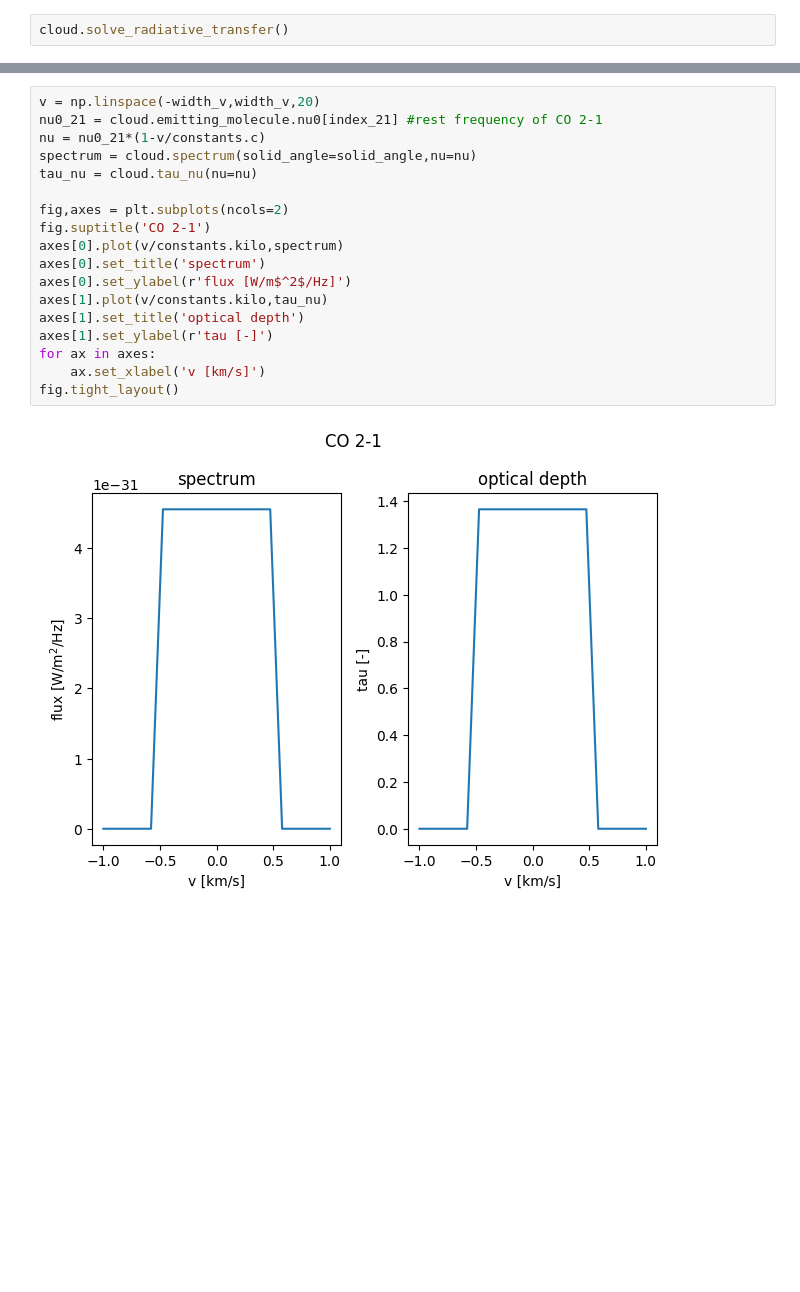
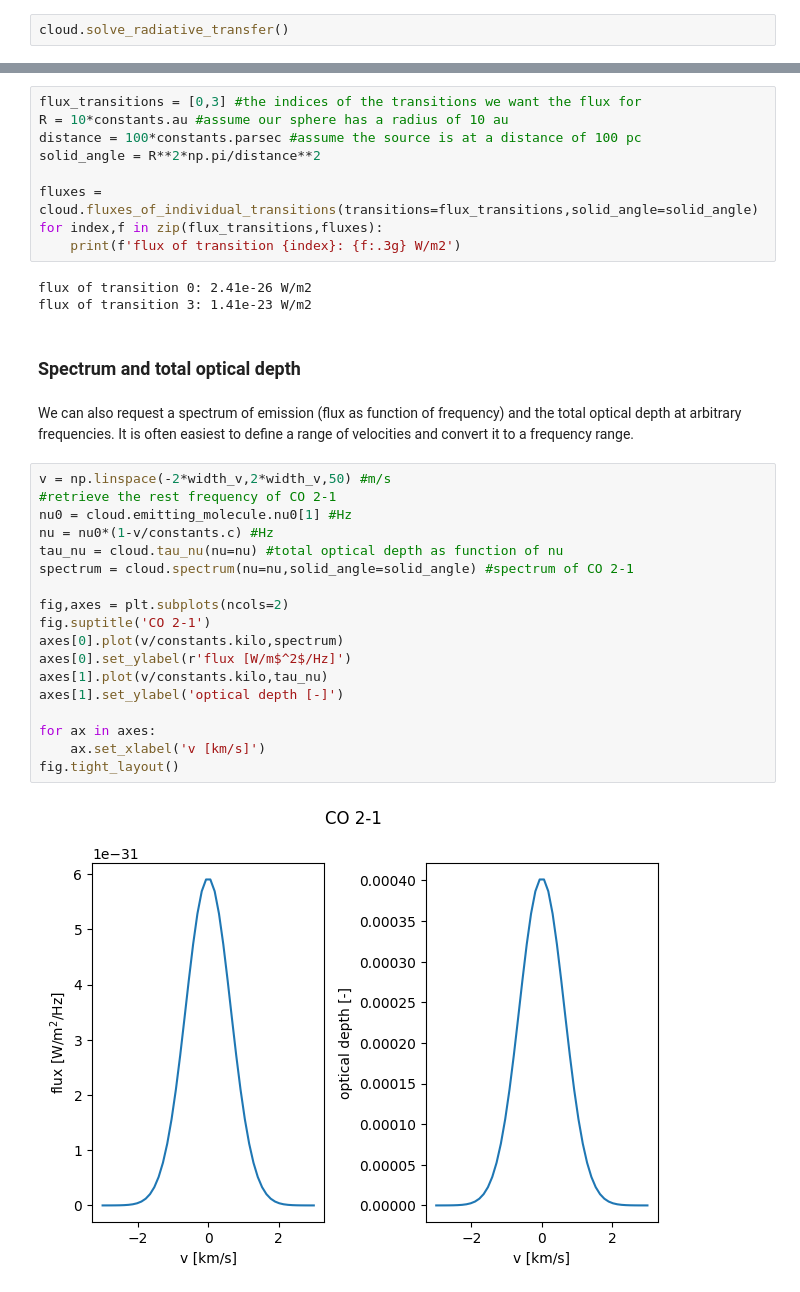
Before and after one commit to gica3618/pythonradex, a Jupyter notebook: docs/notebooks/get_started.ipynb, the cells around one changed output, grey strips where cells are left out. Drawn from its saved outputs; the diff is of its cells as text; blank space fills up the shorter version.

```diff
--- a/docs/notebooks/get_started.ipynb
+++ b/docs/notebooks/get_started.ipynb
@@ -70,20 +141,36 @@ We can also get the flux and the optical depth as functions of frequency (althou
+# %%
+flux_transitions = [0,3] #the indices of the transitions we want the flux for
+R = 10*constants.au #assume our sphere has a radius of 10 au
+distance = 100*constants.parsec #assume the source is at a distance of 100 pc
+solid_angle = R**2*np.pi/distance**2
+
+fluxes = cloud.fluxes_of_individual_transitions(transitions=flux_transitions,solid_angle=solid_angle)
+for index,f in zip(flux_transitions,fluxes):
+    print(f'flux of transition {index}: {f:.3g} W/m2')
+# %% [output]
+flux of transition 0: 2.41e-26 W/m2
+flux of transition 3: 1.41e-23 W/m2
+# %% [markdown]
+### Spectrum and total optical depth
+# %% [markdown]
+We can also request a spectrum of emission (flux as function of frequency) and the total optical depth at arbitrary frequencies. It is often easiest to define a range of velocities and convert it to a frequency range.
 # %%
-v = np.linspace(-width_v,width_v,20)
-nu0_21 = cloud.emitting_molecule.nu0[index_21] #rest frequency of CO 2-1
-nu = nu0_21*(1-v/constants.c)
-spectrum = cloud.spectrum(solid_angle=solid_angle,nu=nu)
-tau_nu = cloud.tau_nu(nu=nu)
+v = np.linspace(-2*width_v,2*width_v,50) #m/s
+#retrieve the rest frequency of CO 2-1
+nu0 = cloud.emitting_molecule.nu0[1] #Hz
+nu = nu0*(1-v/constants.c) #Hz
+tau_nu = cloud.tau_nu(nu=nu) #total optical depth as function of nu
+spectrum = cloud.spectrum(nu=nu,solid_angle=solid_angle) #spectrum of CO 2-1
 
 fig,axes = plt.subplots(ncols=2)
 fig.suptitle('CO 2-1')
 axes[0].plot(v/constants.kilo,spectrum)
-axes[0].set_title('spectrum')
 axes[0].set_ylabel(r'flux [W/m$^2$/Hz]')
 axes[1].plot(v/constants.kilo,tau_nu)
-axes[1].set_title('optical depth')
-axes[1].set_ylabel(r'tau [-]')
+axes[1].set_ylabel('optical depth [-]')
+
 for ax in axes:
     ax.set_xlabel('v [km/s]')
 fig.tight_layout()
 # %% [output]
-[figure, old version]
+[figure, new version]
```
Also changed, not shown: parts of 45 cells of this notebook, 22 other files.
